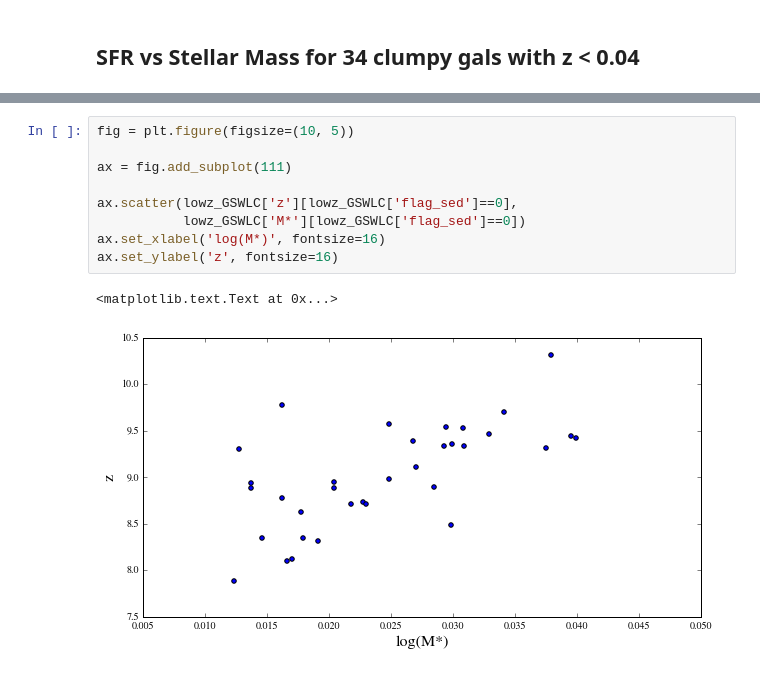
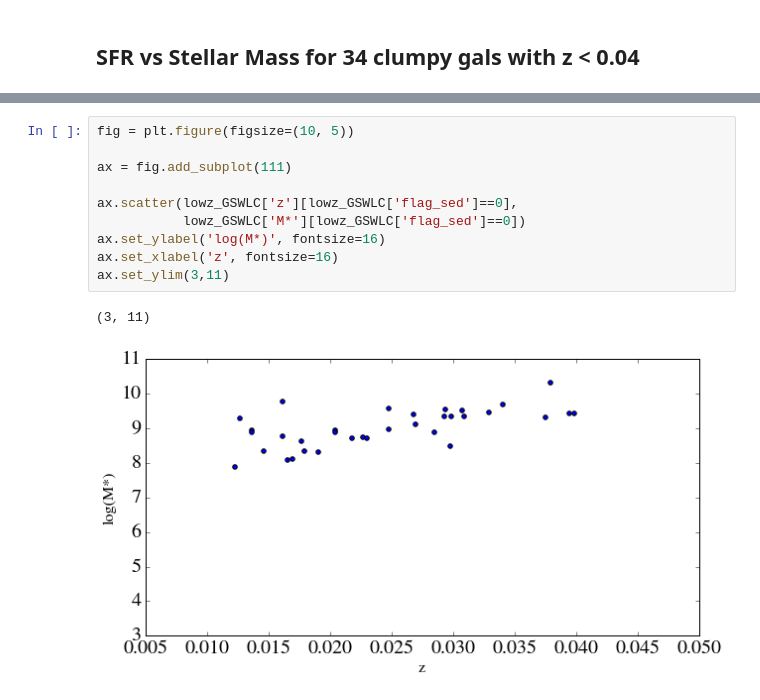
Before and after one commit to melaniebeck/ClumpyGals, a Jupyter notebook: analysis/Clumpy_matched_to_GSWLC.ipynb, the cells around one changed output, grey strips where cells are left out. Cells and saved outputs as stored; diff of their text form.

```diff
--- a/analysis/Clumpy_matched_to_GSWLC.ipynb
+++ b/analysis/Clumpy_matched_to_GSWLC.ipynb
@@ -125,12 +134,13 @@ print len(lowz_GSWLC['M*'][lowz_GSWLC['flag_sed']==0])
 # %%
 fig = plt.figure(figsize=(10, 5))
 
 ax = fig.add_subplot(111)
 
 ax.scatter(lowz_GSWLC['z'][lowz_GSWLC['flag_sed']==0],
            lowz_GSWLC['M*'][lowz_GSWLC['flag_sed']==0])
-ax.set_xlabel('log(M*)', fontsize=16)
-ax.set_ylabel('z', fontsize=16)
+ax.set_ylabel('log(M*)', fontsize=16)
+ax.set_xlabel('z', fontsize=16)
+ax.set_ylim(3,11)
 # %% [output]
-<matplotlib.text.Text at 0x...>
+(3, 11)
-[figure, old version]
+[figure, new version]
```
Also changed, not shown: parts of 15 cells of this notebook.
